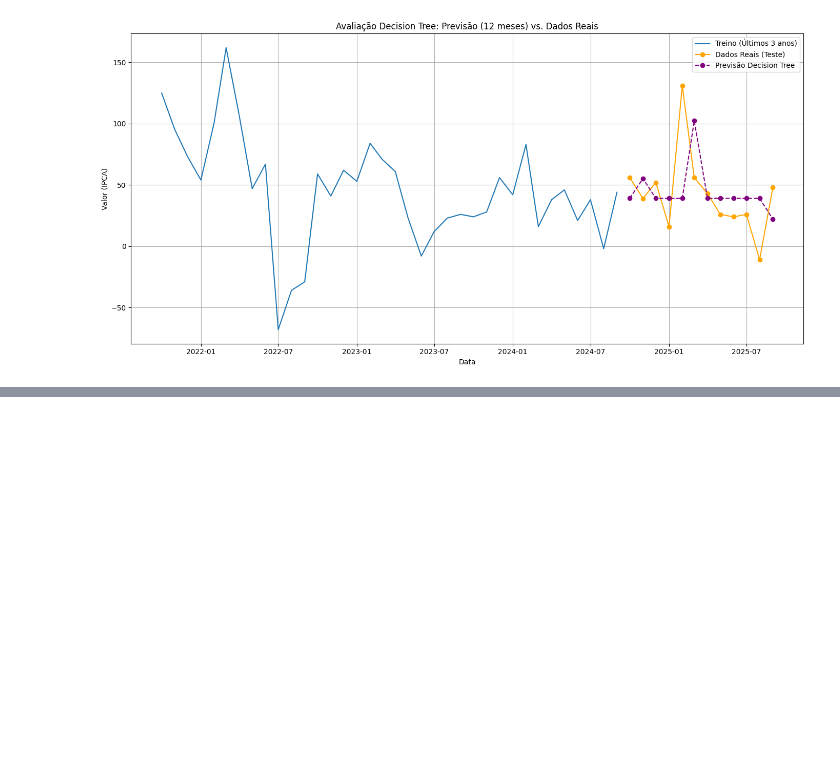
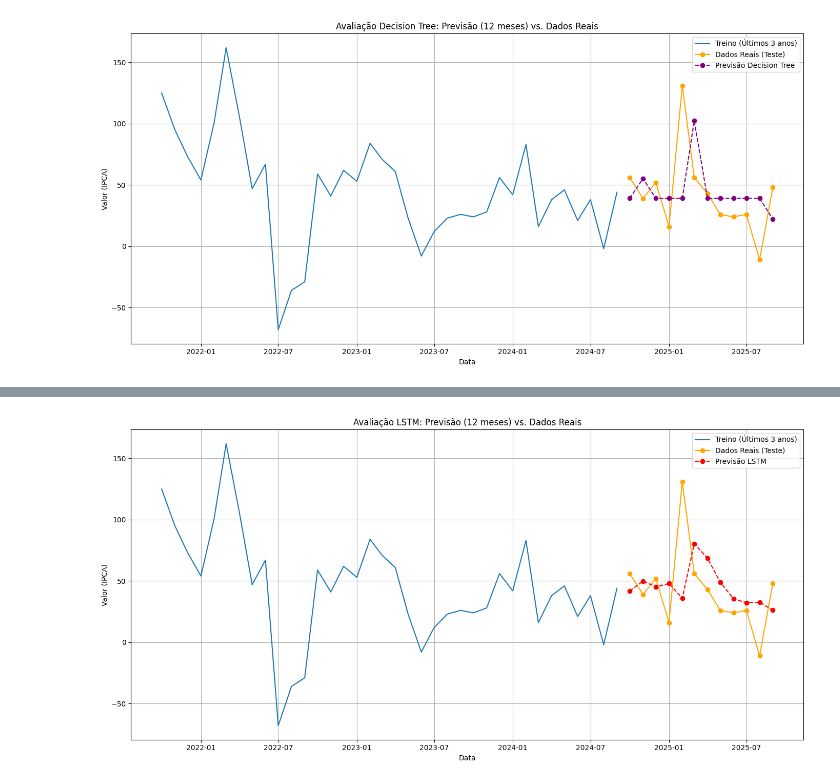
Before and after one commit to MariaPompiani/time_series_analysis_technique, a Jupyter notebook: time_series_analysis_inflation.ipynb, the cells around one changed output, grey strips where cells are left out. Saved outputs shown, nothing was run; the diff lists cells and outputs as text; code cells hidden in the pictures; blank space fills up the shorter version.

```diff
--- a/time_series_analysis_inflation.ipynb
+++ b/time_series_analysis_inflation.ipynb
@@ -782,0 +817,88 @@ Como suspeitávamos pela análise visual (o gráfico "em degraus" e "quadrado"),
+# %%
+# --- Escalonamento ---
+scaler = MinMaxScaler(feature_range=(0, 1))
+train_scaled = scaler.fit_transform(train_data)
+test_scaled = scaler.transform(test_data)
+
+train_scaled_df = pd.DataFrame(train_scaled, index=train_data.index, columns=['value'])
+test_scaled_df = pd.DataFrame(test_scaled, index=test_data.index, columns=['value'])
+
+# --- Engenharia de Atributos (Lags) ---
+def create_lagged_features(data, n_lags=12):
+    df = pd.DataFrame(data)
+    columns = [df.shift(i) for i in range(1, n_lags + 1)]
+    df_features = pd.concat(columns, axis=1)
+    df_features.columns = [f'lag_{i}' for i in range(1, n_lags + 1)]
+    df_features['y'] = data
+    df_features.dropna(inplace=True)
+    X = df_features.drop('y', axis=1)
+    y = df_features['y']
+    return X, y
+
+N_LAGS = 12
+full_scaled_series = pd.concat([train_scaled_df['value'], test_scaled_df['value']])
+X_full, y_full = create_lagged_features(full_scaled_series, n_lags=N_LAGS)
+
+# Separar os conjuntos X/y
+X_train = X_full.iloc[:-n_test]
+y_train = y_full.iloc[:-n_test]
+X_test = X_full.iloc[-n_test:]
+y_test = y_full.iloc[-n_test:]
+
+# --- Remodelar para o LSTM ---
+N_TIMESTEPS = N_LAGS
+N_FEATURES = 1
+
+X_train_lstm = X_train.values.reshape((X_train.shape[0], N_TIMESTEPS, N_FEATURES))
+X_test_lstm = X_test.values.reshape((X_test.shape[0], N_TIMESTEPS, N_FEATURES))
+
+
+# --- Construir e Treinar o Modelo LSTM ---
+model_lstm = Sequential()
+model_lstm.add(LSTM(
+    units=50,
+    activation='relu',
+    input_shape=(N_TIMESTEPS, N_FEATURES)
+))
+model_lstm.add(Dense(units=1))
+
+model_lstm.compile(optimizer='adam', loss='mean_squared_error')
+
+model_lstm.fit(
+    X_train_lstm,
+    y_train,
+    epochs=50,
+    batch_size=32,
+    verbose=1,
+    shuffle=False
+)
+
+# --- Fazer Previsões ---
+y_pred_scaled = model_lstm.predict(X_test_lstm)
+
+# --- Des-escalonar (Inverse Transform) ---
+y_pred_original = scaler.inverse_transform(y_pred_scaled).flatten()
+y_test_original = scaler.inverse_transform(y_test.values.reshape(-1, 1)).flatten()
+
+# --- Calcular Métricas de Erro ---
+rmse_lstm = np.sqrt(mean_squared_error(y_test_original, y_pred_original))
+mae_lstm = mean_absolute_error(y_test_original, y_pred_original)
+
+metrics_log = {}
+metrics_log['LSTM (Simples)'] = {'RMSE': rmse_lstm, 'MAE': mae_lstm}
+print("\n--- Métricas de Avaliação (LSTM) ---")
+print(pd.DataFrame(metrics_log).T.to_markdown(floatfmt=".4f"))
+
+# --- Visualização da Previsão ---
+plt.figure(figsize=(14, 7))
+plt.plot(train_data['value'].iloc[-36:], label='Treino (Últimos 3 anos)')
+plt.plot(test_data.index, y_test_original, label='Dados Reais (Teste)', color='orange', marker='o')
+plt.plot(test_data.index, y_pred_original, label='Previsão LSTM', color='red', linestyle='--', marker='o')
+
+plt.title('Avaliação LSTM: Previsão (12 meses) vs. Dados Reais')
+plt.xlabel('Data')
+plt.ylabel('Valor (IPCA)')
+plt.legend()
+plt.grid(True)
+plt.tight_layout()
+# %% [output]
@@ -782,0 +923 @@ Como suspeitávamos pela análise visual (o gráfico "em degraus" e "quadrado"),
+[figure, added]
```
Also changed, not shown: parts of 9 cells of this notebook.
